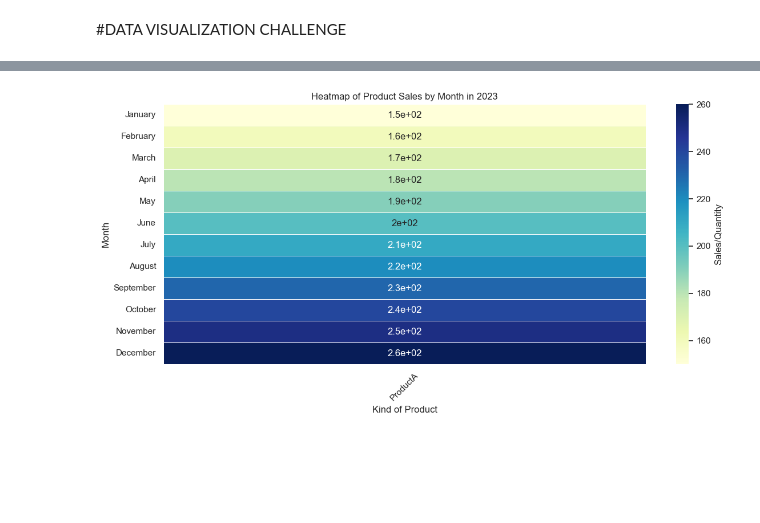
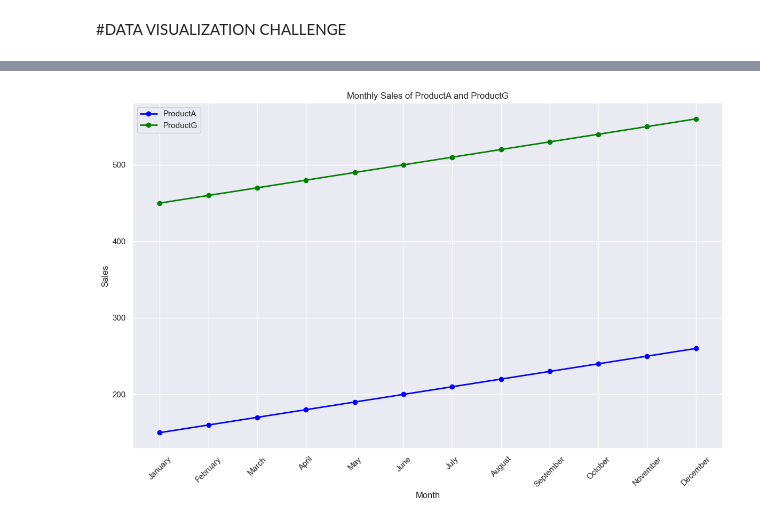
Before and after one commit to Bayukrisnam/public-project, a Jupyter notebook: matplotlib.ipynb, the cells around one changed output, grey strips where cells are left out. Saved outputs shown, nothing was run; the diff lists cells and outputs as text; code cells hidden in the pictures; blank space fills up the shorter version.

```diff
--- a/matplotlib.ipynb
+++ b/matplotlib.ipynb
@@ -94,16 +83,23 @@ Text(0.5, 1.0, 'Total product A sell (pcs) per month in 2024')
+# %%
+#Line chart
+plt.figure(figsize=(12, 8))
+plt.plot(df_sales_data['Month'], df_sales_data['ProductA'], marker='o', label='ProductA', color='blue', linestyle='-', linewidth=2)
+plt.plot(df_sales_data['Month'], df_sales_data['ProductG'], marker='o', label='ProductG', color='green', linestyle='-', linewidth=2)
+
+#addition text
+plt.xlabel('Month')
+plt.ylabel('Sales')
+plt.title('Monthly Sales of ProductA and ProductG')
+plt.xticks(rotation=45)  # Rotate x-axis labels for better readability
+plt.legend()
+
+#Show plot
+plt.tight_layout()
+plt.show()
+# %% [output]
+[figure, added]
 # %%
 #Heat map data preparations
 import pandas as pd
 import matplotlib.pyplot as plt
 import seaborn as sns
-# %%
-#plot heatmap
-plt.figure(figsize=(12, 6))
-sns.heatmap(df_market_A, annot=True, cmap="YlGnBu", cbar_kws={'label': 'Sales/Quantity'}, linewidths=.5)
-plt.title('Heatmap of Product Sales by Month in 2023')
-plt.xlabel('Kind of Product')
-plt.ylabel('Month')
-plt.xticks(rotation=45)
-plt.tight_layout()
-# %% [output]
-[figure, removed]
```
Also changed, not shown: parts of 9 cells of this notebook, 1 other file.
